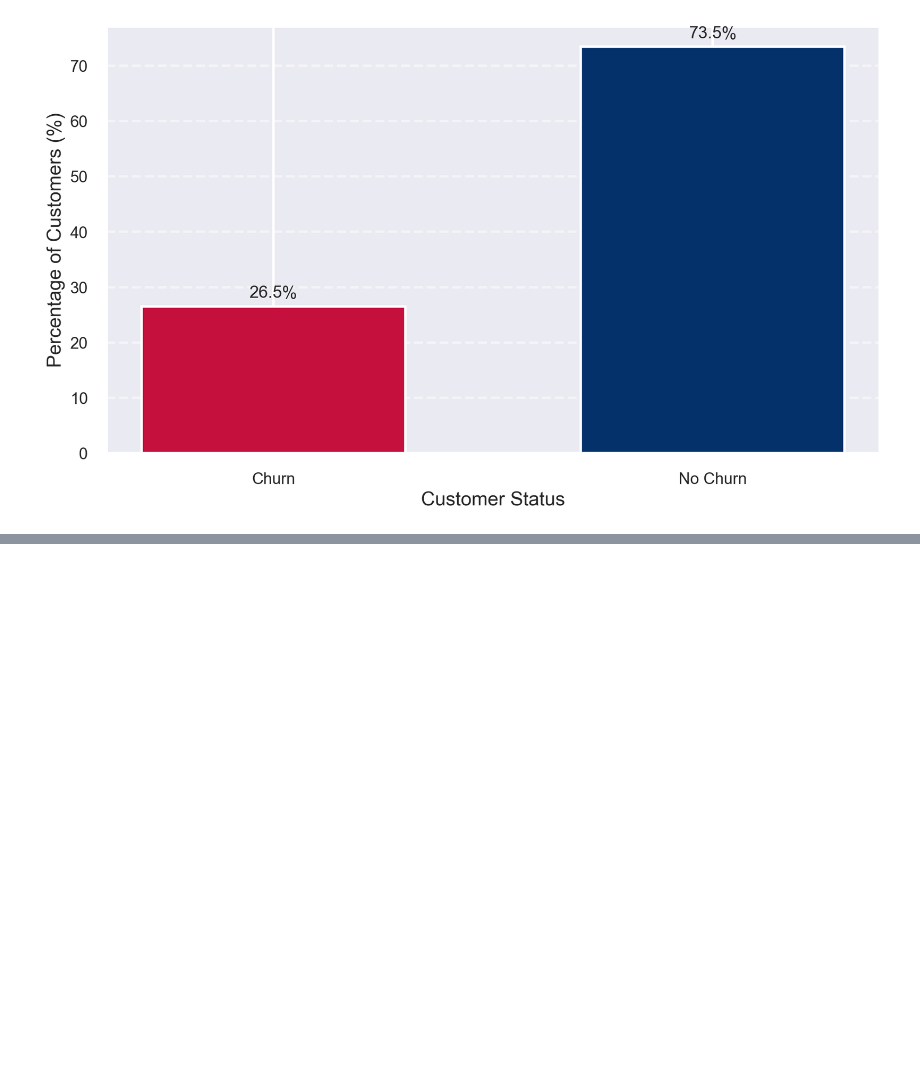
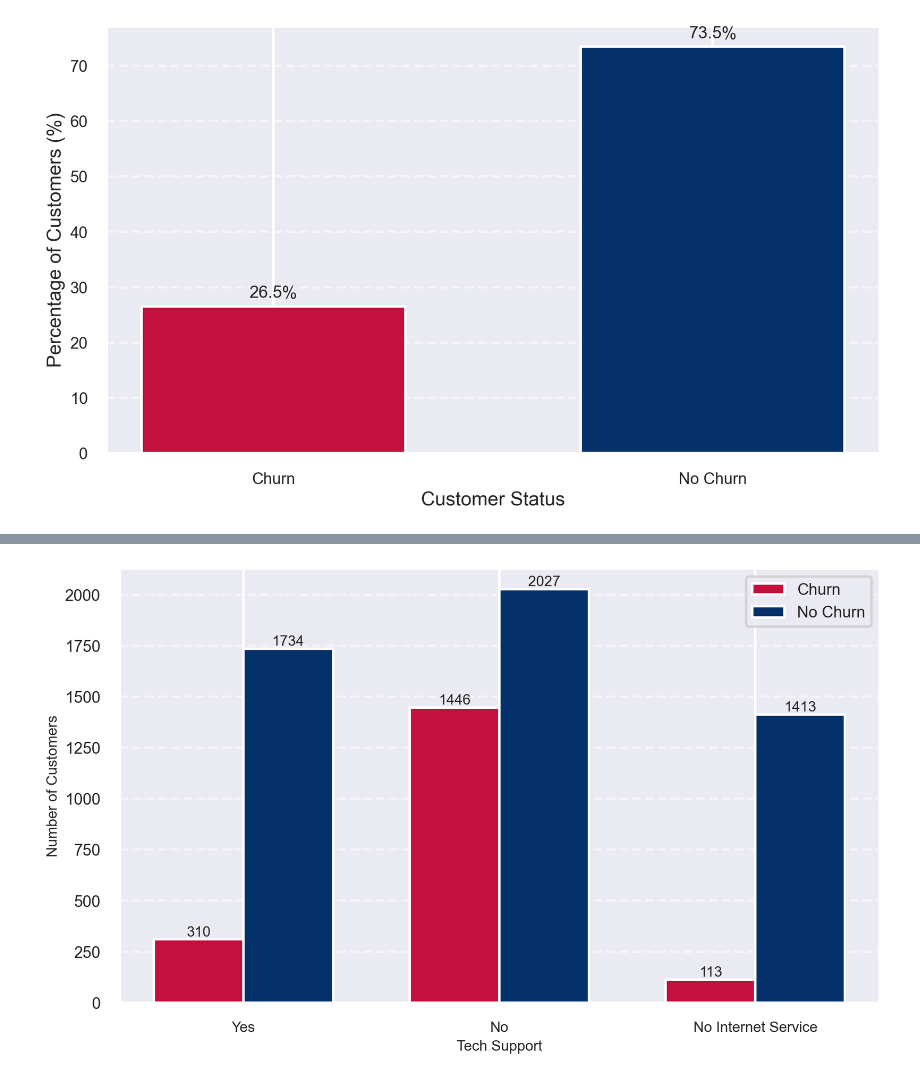
Before and after one commit to TheTastyHanuta/IT-Management, a Jupyter notebook: script.ipynb, the cells around one changed output, grey strips where cells are left out. Drawn from its saved outputs; the diff is of its cells as text; code cells hidden in the pictures; blank space fills up the shorter version.

```diff
--- a/script.ipynb
+++ b/script.ipynb
@@ -435,0 +546,43 @@ plt.show()
+# %%
+grouped = (
+    data.groupby(['TechSupport', 'Churn'])
+      .size()
+      .unstack(fill_value=0)
+)
+
+tech_types = ['Yes', 'No', 'No internet service']
+grouped = grouped.reindex(index=tech_types, fill_value=0)
+
+churn_counts = grouped['Yes']
+no_churn_counts = grouped['No']
+
+x = np.arange(len(tech_types))
+width = 0.35
+
+plt.figure(figsize=(10, 6), dpi=200)
+bars_churn = plt.bar(x - width/2, churn_counts, width, label='Churn', color='#c50f3c')
+bars_no_churn = plt.bar(x + width/2, no_churn_counts, width, label='No Churn', color='#04316a')
+
+plt.xticks(x, ['Yes', 'No', 'No Internet Service'], fontsize=12)
+plt.xlabel('Tech Support', fontsize=12)
+plt.ylabel('Number of Customers', fontsize=12)
+#plt.title('Churn vs. No Churn by Tech Support', fontsize=14)
+plt.grid(True, axis='y', linestyle='--', alpha=0.5)
+plt.legend()
+
+for bars in (bars_churn, bars_no_churn):
+    for bar in bars:
+        h = bar.get_height()
+        plt.text(
+            bar.get_x() + bar.get_width() / 2,
+            h + 1,
+            f'{int(h)}',
+            ha='center',
+            va='bottom',
+            fontsize=12
+        )
+
+plt.tight_layout()
+plt.show()
+# %% [output]
+[figure, added]
```
Also changed, not shown: parts of 5 cells of this notebook.
